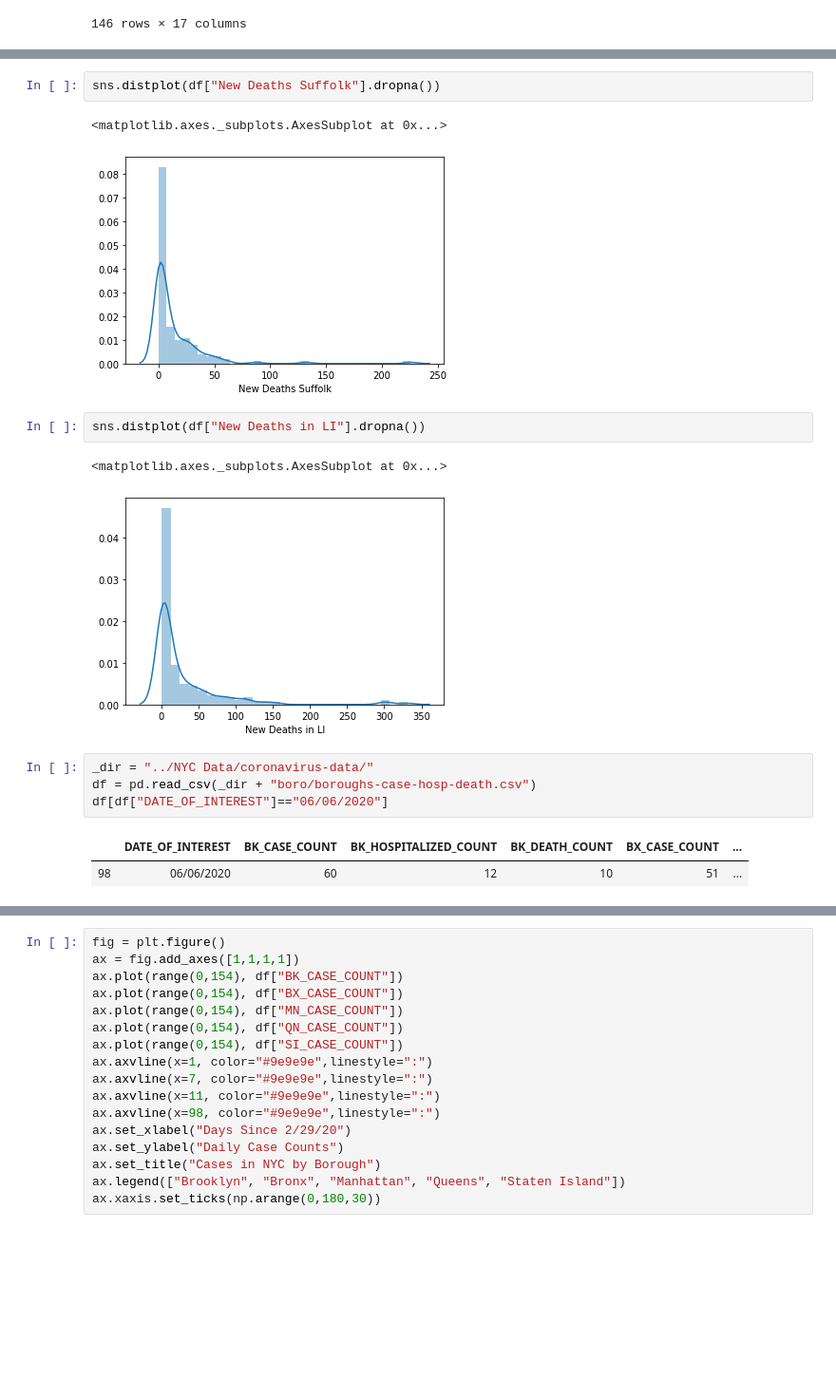
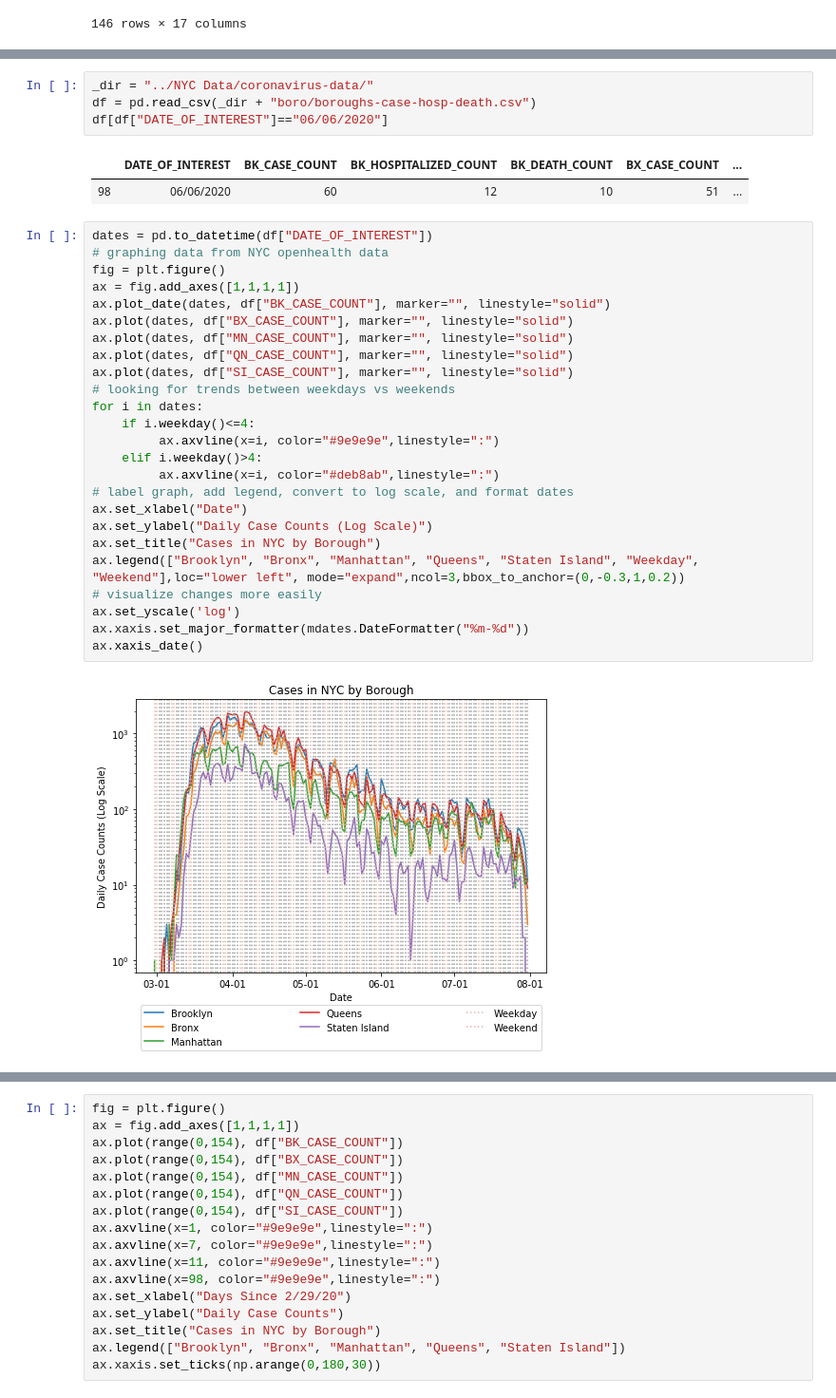
Before and after one commit to rcheng11/sr2020, a Jupyter notebook: Charts and Data.ipynb, the cells around one changed output, grey strips where cells are left out. Shown at 95% size. Drawn from its saved outputs; the diff is of its cells as text; blank space fills up the shorter version.

```diff
--- a/Charts and Data.ipynb
+++ b/Charts and Data.ipynb
@@ -384,13 +309,3 @@ sns.distplot(df["New Deaths Nassau"].dropna())
-# %%
-sns.distplot(df["New Deaths Suffolk"].dropna())
-# %% [output]
-<matplotlib.axes._subplots.AxesSubplot at 0x...>
-[figure, removed]
-# %%
-sns.distplot(df["New Deaths in LI"].dropna())
-# %% [output]
-<matplotlib.axes._subplots.AxesSubplot at 0x...>
-[figure, removed]
 # %%
 _dir = "../NYC Data/coronavirus-data/"
 df = pd.read_csv(_dir + "boro/boroughs-case-hosp-death.csv")
@@ -398,3 +313,30 @@ df[df["DATE_OF_INTEREST"]=="06/06/2020"]
 # %% [output]
 |  | DATE_OF_INTEREST | BK_CASE_COUNT | BK_HOSPITALIZED_COUNT | BK_DEATH_COUNT | BX_CASE_COUNT | ... |
 | 98 | 06/06/2020 | 60 | 12 | 10 | 51 | ... |
+# %%
+dates = pd.to_datetime(df["DATE_OF_INTEREST"])
+# graphing data from NYC openhealth data
+fig = plt.figure()
+ax = fig.add_axes([1,1,1,1])
+ax.plot_date(dates, df["BK_CASE_COUNT"], marker="", linestyle="solid")
+ax.plot(dates, df["BX_CASE_COUNT"], marker="", linestyle="solid")
+ax.plot(dates, df["MN_CASE_COUNT"], marker="", linestyle="solid")
+ax.plot(dates, df["QN_CASE_COUNT"], marker="", linestyle="solid")
+ax.plot(dates, df["SI_CASE_COUNT"], marker="", linestyle="solid")
+# looking for trends between weekdays vs weekends
+for i in dates:
+    if i.weekday()<=4:
+         ax.axvline(x=i, color="#9e9e9e",linestyle=":")
+    elif i.weekday()>4:
+         ax.axvline(x=i, color="#deb8ab",linestyle=":")
+# label graph, add legend, convert to log scale, and format dates
+ax.set_xlabel("Date")
+ax.set_ylabel("Daily Case Counts (Log Scale)")
+ax.set_title("Cases in NYC by Borough")
+ax.legend(["Brooklyn", "Bronx", "Manhattan", "Queens", "Staten Island", "Weekday", "Weekend"],loc="lower left", mode="expand",ncol=3,bbox_to_anchor=(0,-0.3,1,0.2))
+# visualize changes more easily
+ax.set_yscale('log')
+ax.xaxis.set_major_formatter(mdates.DateFormatter("%m-%d"))
+ax.xaxis_date()
+# %% [output]
+[figure, added]
```
Also changed, not shown: parts of 36 cells of this notebook.
